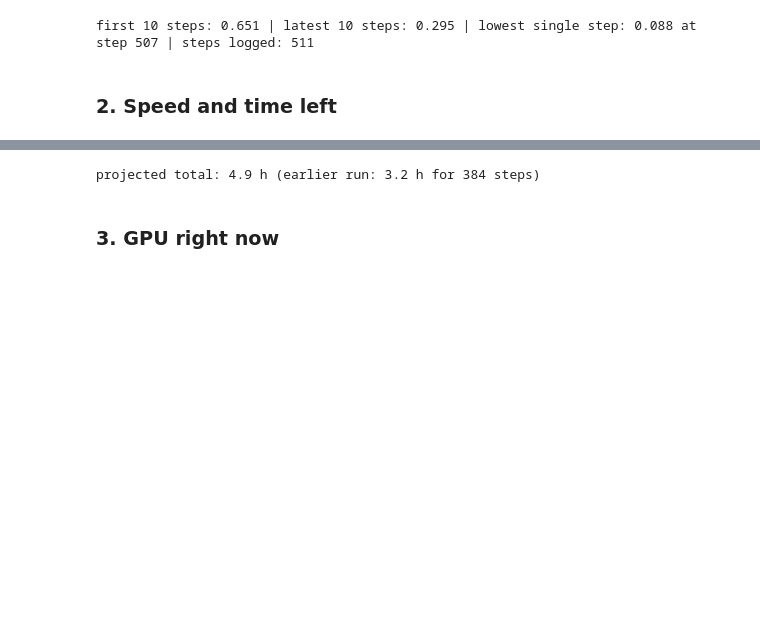
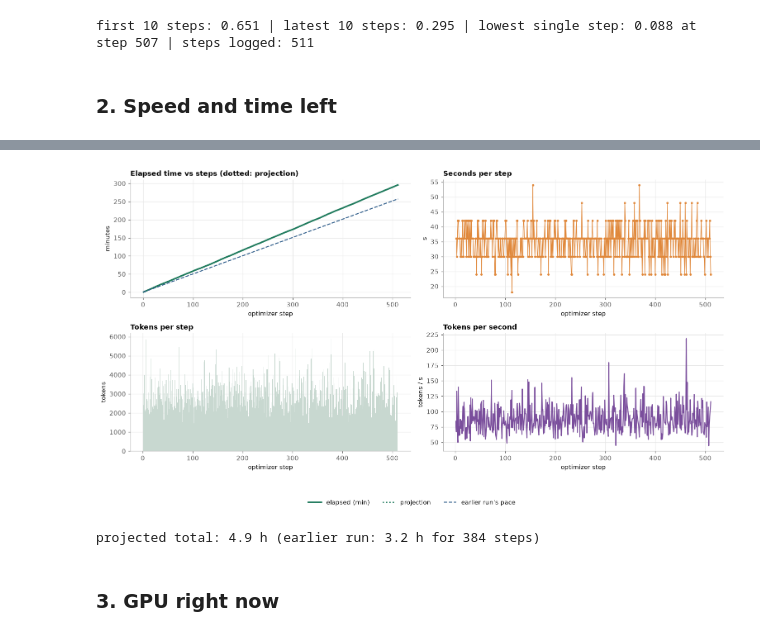
Before and after one commit to teacher57/qwen3-14b-tau-train, a Jupyter notebook: notebooks/aug_sft_experiment.ipynb, the cells around one changed output, grey strips where cells are left out. Drawn from its saved outputs; the diff is of its cells as text; code cells hidden in the pictures; blank space fills up the shorter version.

```diff
--- a/notebooks/aug_sft_experiment.ipynb
+++ b/notebooks/aug_sft_experiment.ipynb
@@ -200,15 +217,17 @@ first 10 steps: 0.651 | latest 10 steps: 0.295 | lowest single step: 0.088 at st
 # %%
 if len(T["step"]) > 1:
     el = np.array(T["elapsed"]); st = np.array(T["step"]); dt = np.diff(el, prepend=0) * 60; tok = np.array(T["tokens"])
-    fig = make_subplots(rows=1, cols=3, subplot_titles=("Elapsed time vs steps (dotted: projection)", "Seconds per step", "Tokens per step and per second"), specs=[[{}, {}, {"secondary_y": True}]])
-    fig.add_scatter(x=st, y=el, mode="lines", line=dict(color=C_AUG, width=3), name="elapsed (min)", row=1, col=1)
-    rate = el[-1] / st[-1]; fig.add_scatter(x=[st[-1], T["steps_total"]], y=[el[-1], rate * T["steps_total"]], mode="lines", line=dict(color=C_AUG, dash="dot"), name="projection", row=1, col=1)
-    fig.add_scatter(x=[0, T["steps_total"]], y=[0, 193.3 / 384 * T["steps_total"]], mode="lines", line=dict(color=C_REF, dash="dash"), name="earlier run's pace", row=1, col=1)
-    fig.add_scatter(x=st, y=dt, mode="markers+lines", line=dict(color="#E0883B", width=1), name="s / step", row=1, col=2)
-    fig.add_bar(x=st, y=tok, marker_color="#C8D8D0", name="tokens / step", row=1, col=3)
-    fig.add_scatter(x=st, y=tok / np.maximum(dt, 1e-9), mode="lines", line=dict(color="#7A4E9C"), name="tokens / s", row=1, col=3, secondary_y=True)
-    fig.update_xaxes(title_text="optimizer step"); fig.update_layout(height=420, legend=dict(orientation="h", y=-0.2)); fig.show()
+    fig, ((a1, a2), (a3, a4)) = plt.subplots(2, 2, figsize=(14, 7.5))
+    a1.plot(st, el, color=C_AUG, lw=2.5, label="elapsed (min)")
+    rate = el[-1] / st[-1]; a1.plot([st[-1], T["steps_total"]], [el[-1], rate * T["steps_total"]], color=C_AUG, ls=":", label="projection")
+    a1.plot([0, T["steps_total"]], [0, 193.3 / 384 * T["steps_total"]], color=C_REF, ls="--", lw=1.5, label="earlier run's pace")
+    a1.set_title("Elapsed time vs steps (dotted: projection)"); a1.set_ylabel("minutes")
+    a2.plot(st, dt, color="#E0883B", lw=1, marker="o", ms=2.5); a2.set_title("Seconds per step"); a2.set_ylabel("s")
+    a3.bar(st, tok, color="#C8D8D0", width=1.0); a3.set_title("Tokens per step"); a3.set_ylabel("tokens")
+    a4.plot(st, tok / np.maximum(dt, 1e-9), color="#7A4E9C", lw=1.5); a4.set_title("Tokens per second"); a4.set_ylabel("tokens / s")
+    for a in (a1, a2, a3, a4): a.set_xlabel("optimizer step")
+    legend_below(fig, 3); plt.show()
     print(f"projected total: {rate * T['steps_total'] / 60:.1f} h (earlier run: 3.2 h for 384 steps)")
 else:
-    placeholder("Speed", "needs at least 2 logged steps").show()
+    placeholder("Speed", "needs at least 2 logged steps")
 # %% [output]
@@ -216,3 +234,4 @@ else:
+[figure, added]
 projected total: 4.9 h (earlier run: 3.2 h for 384 steps)
 # %% [markdown]
 ### 3. GPU right now
```
Also changed, not shown: parts of 12 cells of this notebook.
